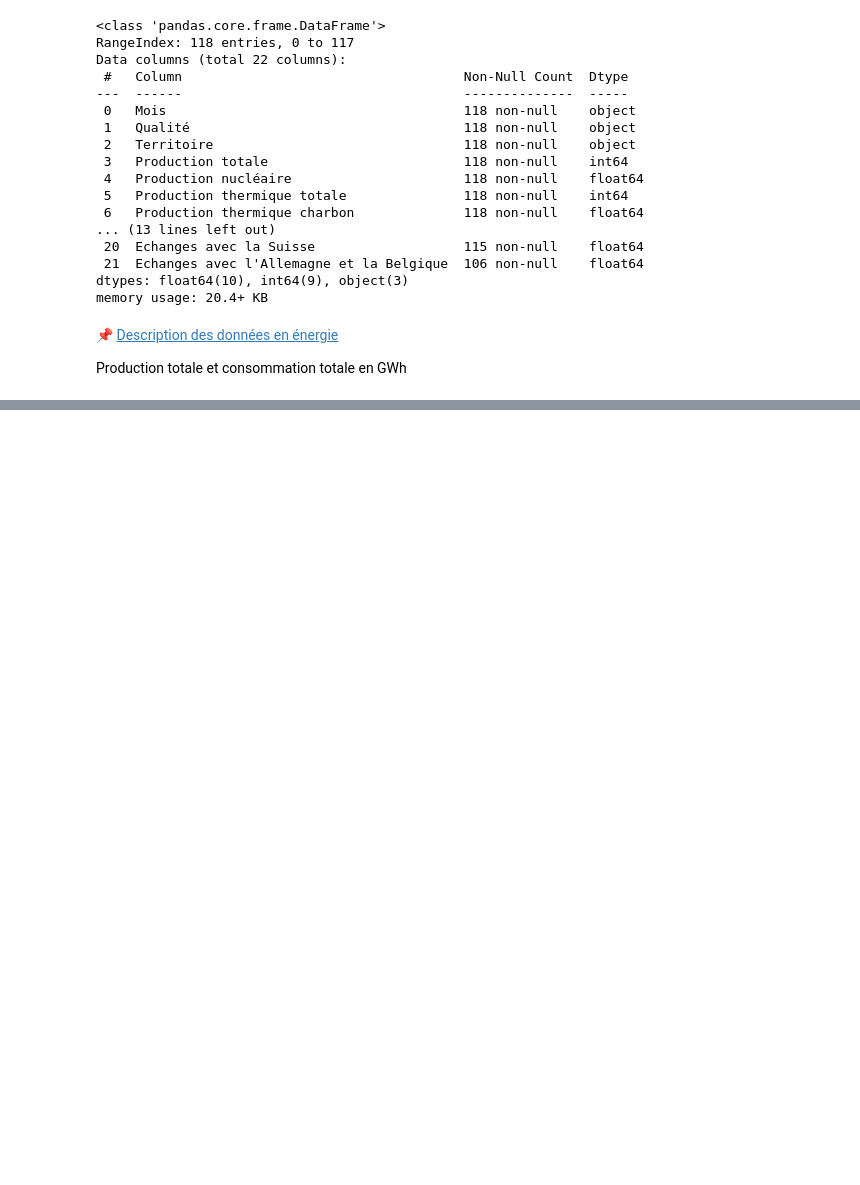
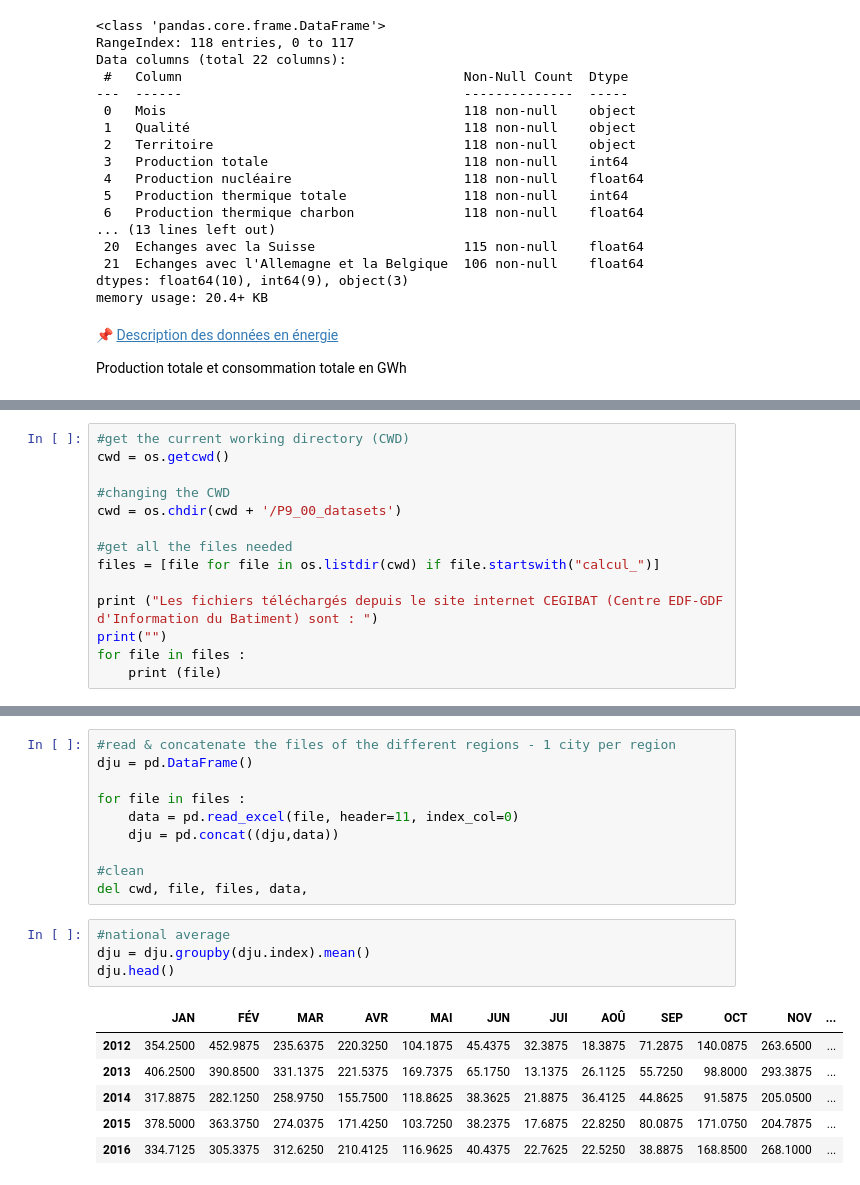
Before and after one commit to Gladouu/P9, a Jupyter notebook: P9_01_code.ipynb, the cells around one changed output, grey strips where cells are left out. Saved outputs shown, nothing was run; the diff lists cells and outputs as text; blank space fills up the shorter version.

```diff
--- a/P9_01_code.ipynb
+++ b/P9_01_code.ipynb
@@ -127,0 +112,14 @@ plt.show()
+# %%
+#get the current working directory (CWD)
+cwd = os.getcwd()
+
+#changing the CWD
+cwd = os.chdir(cwd + '/P9_00_datasets')
+
+#get all the files needed
+files = [file for file in os.listdir(cwd) if file.startswith("calcul_")]
+
+print ("Les fichiers téléchargés depuis le site internet CEGIBAT (Centre EDF-GDF d'Information du Batiment) sont : ")
+print("")
+for file in files :
+    print (file)
@@ -127,0 +137,21 @@ plt.show()
+# %%
+#read & concatenate the files of the different regions - 1 city per region
+dju = pd.DataFrame()
+
+for file in files :
+    data = pd.read_excel(file, header=11, index_col=0)
+    dju = pd.concat((dju,data))
+
+#clean
+del cwd, file, files, data,
+# %%
+#national average
+dju = dju.groupby(dju.index).mean()
+dju.head()
+# %% [output]
+|  | JAN | FÉV | MAR | AVR | MAI | JUN | JUI | AOÛ | SEP | OCT | NOV | ... |
+| 2012 | 354.2500 | 452.9875 | 235.6375 | 220.3250 | 104.1875 | 45.4375 | 32.3875 | 18.3875 | 71.2875 | 140.0875 | 263.6500 | ... |
+| 2013 | 406.2500 | 390.8500 | 331.1375 | 221.5375 | 169.7375 | 65.1750 | 13.1375 | 26.1125 | 55.7250 | 98.8000 | 293.3875 | ... |
+| 2014 | 317.8875 | 282.1250 | 258.9750 | 155.7500 | 118.8625 | 38.3625 | 21.8875 | 36.4125 | 44.8625 | 91.5875 | 205.0500 | ... |
+| 2015 | 378.5000 | 363.3750 | 274.0375 | 171.4250 | 103.7250 | 38.2375 | 17.6875 | 22.8250 | 80.0875 | 171.0750 | 204.7875 | ... |
+| 2016 | 334.7125 | 305.3375 | 312.6250 | 210.4125 | 116.9625 | 40.4375 | 22.7625 | 22.5250 | 38.8875 | 168.8500 | 268.1000 | ... |
```
Also changed, not shown: parts of 15 cells of this notebook.
